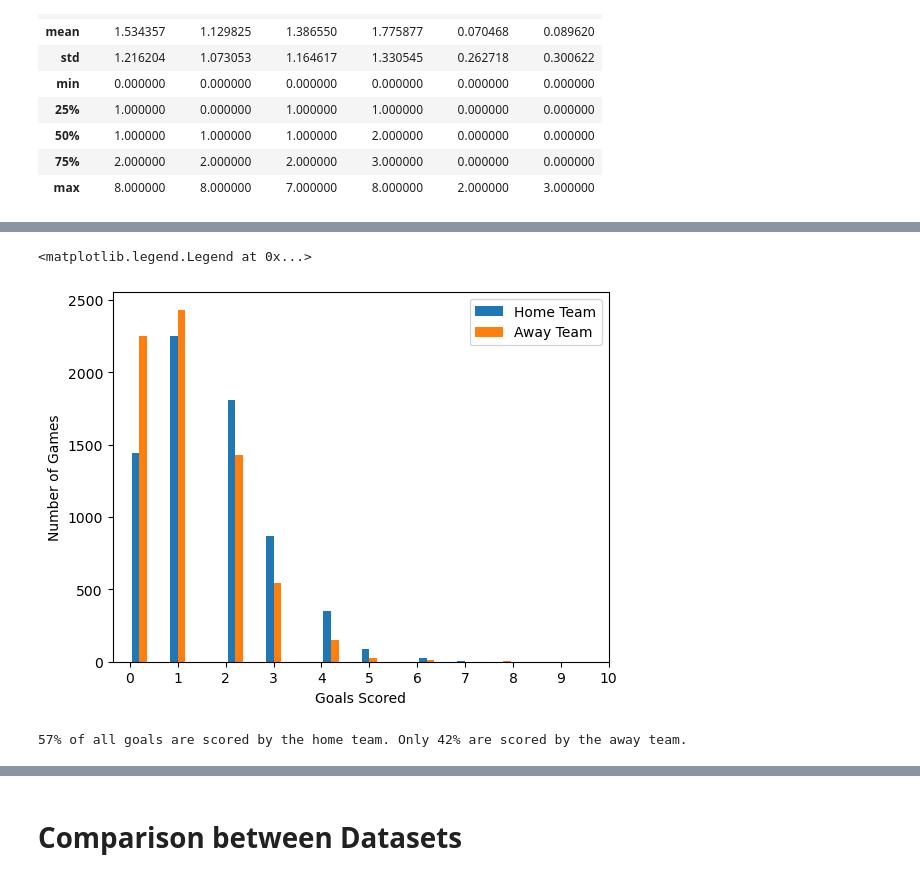
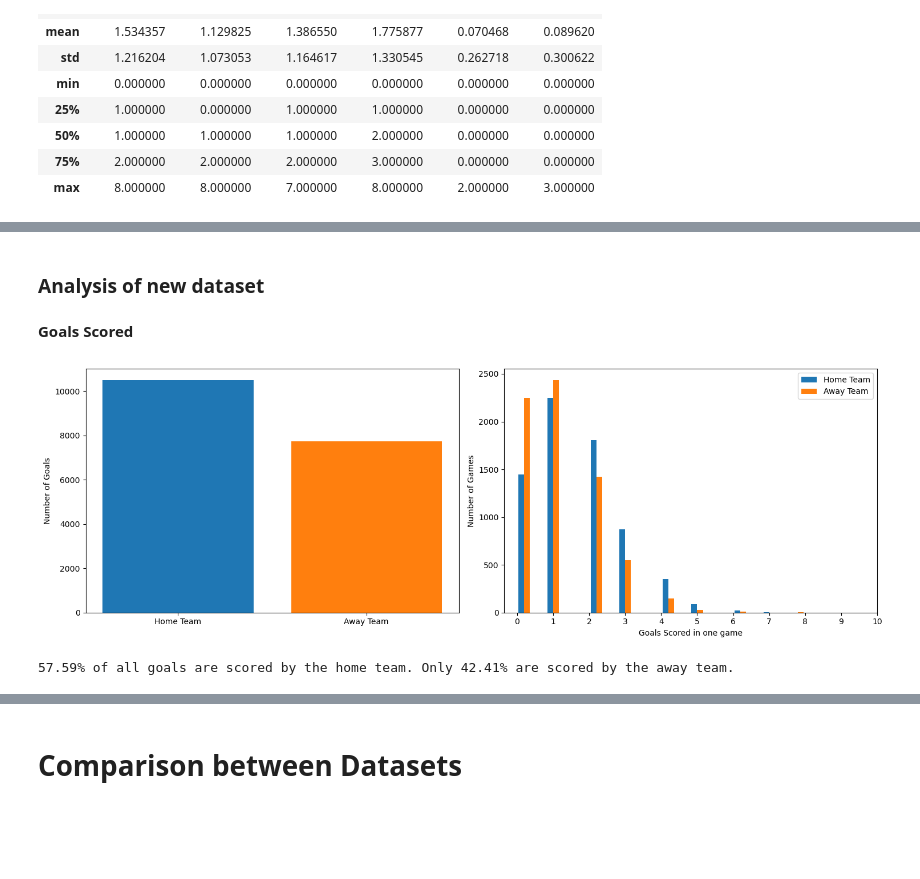
Before and after one commit to Kevin002023/PFDA-Assignment, a Jupyter notebook: PFDA -Assignment.ipynb, the cells around one changed output, grey strips where cells are left out. Saved outputs shown, nothing was run; the diff lists cells and outputs as text; code cells hidden in the pictures; blank space fills up the shorter version.

```diff
--- a/PFDA -Assignment.ipynb
+++ b/PFDA -Assignment.ipynb
@@ -485,32 +477,47 @@ ax.bar('Away Goals', NAG.sum(), label = 'Away Goals')
+# %% [markdown]
+### Analysis of new dataset
+# %% [markdown]
+**Goals Scored**
 # %%
-#Create a histogram showing the distribution of goals scored both home and away for our newly generated values
+# Create a bar chart showing the number of goals in our new dataframe and a histogram showing the distribution
 
+fig, axis = plt.subplots(1, 2, figsize=(15, 5))
+
+# df.sum() will allow us to get the total number of goals in the dataframe
+
+new_total_HG = NHG[0].sum()
+new_total_AG = NAG[0].sum()
+
+# New Dataset Barchart for goals scored
+axis[0].bar('Home Team', new_total_HG, label = 'Home Goals')
+axis[0].bar('Away Team', new_total_AG, label = 'Away Goals')
+axis[0].set_ylabel("Number of Goals")
 
 #The dataframes are two dimensional. I just want the number of goals which is column "0"
 hist_NHG= NHG[0]
 hist_NAG= NAG[0]
 
-plt.hist([hist_NHG, hist_NAG], 20, label = ['Home Team', 'Away Team'])
+# New Dataset Histogram for goals scored
+axis[1].hist([hist_NHG, hist_NAG], 20, label = ['Home Team', 'Away Team'])
+axis[1].set_xticks(range(0, 11))
+axis[1].set_ylabel("Number of Games")
+axis[1].set_xlabel("Goals Scored in one game")
+axis[1].legend()
 
-
-plt.xticks(range(0, 11))
-plt.ylabel("Number of Games")
-plt.xlabel("Goals Scored")
-plt.legend()
+plt.tight_layout()
 # %% [output]
-<matplotlib.legend.Legend at 0x...>
-[figure, old version]
+[figure, new version]
 # %%
 #Calculate the percentage of all goals scored that were scored by the home team
 
-new_total_HG = NHG[0].sum()
-new_total_AG = NAG[0].sum()
-
 #all goals
 new_all_goals = new_total_HG + new_total_AG
-percent_NHG = int((new_total_HG/new_all_goals)*100)
-percent_NAG = int((new_total_AG/new_all_goals)*100)
 
+# using {:.2f}.format to restrict these values to two decimal places
+percent_NHG = "{:.2f}".format((new_total_HG/new_all_goals)*100) # Percent of home team goals
+percent_NAG = "{:.2f}".format((new_total_AG/new_all_goals)*100) # Percent of away team goals
+
+# using {:.2f}.format to restrict these values to two decimal places
 print(f'{percent_NHG}% of all goals are scored by the home team. Only {percent_NAG}% are scored by the away team.')
 # %% [output]
-57% of all goals are scored by the home team. Only 42% are scored by the away team.
+57.59% of all goals are scored by the home team. Only 42.41% are scored by the away team.
```
Also changed, not shown: parts of 25 cells of this notebook.
